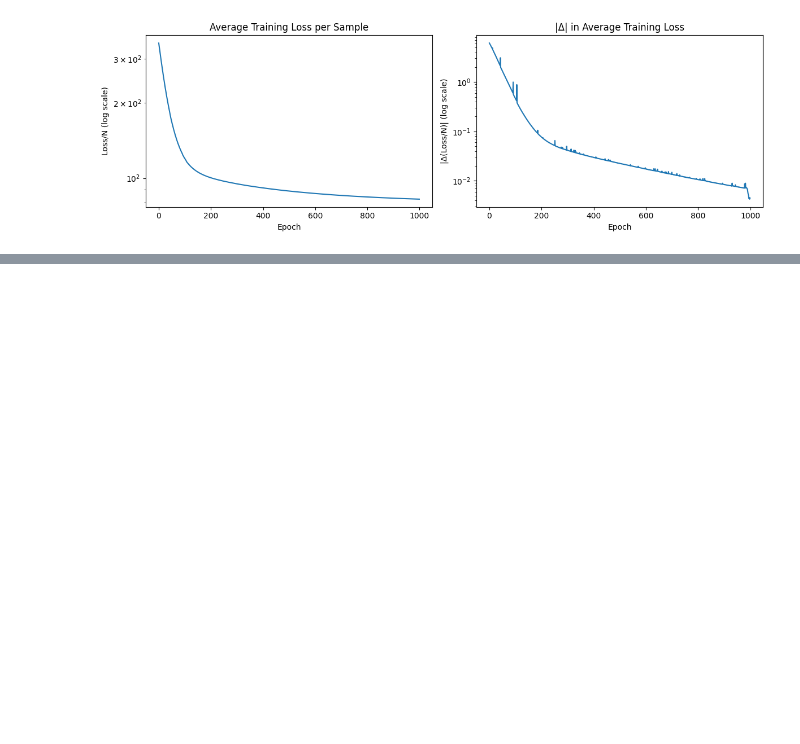
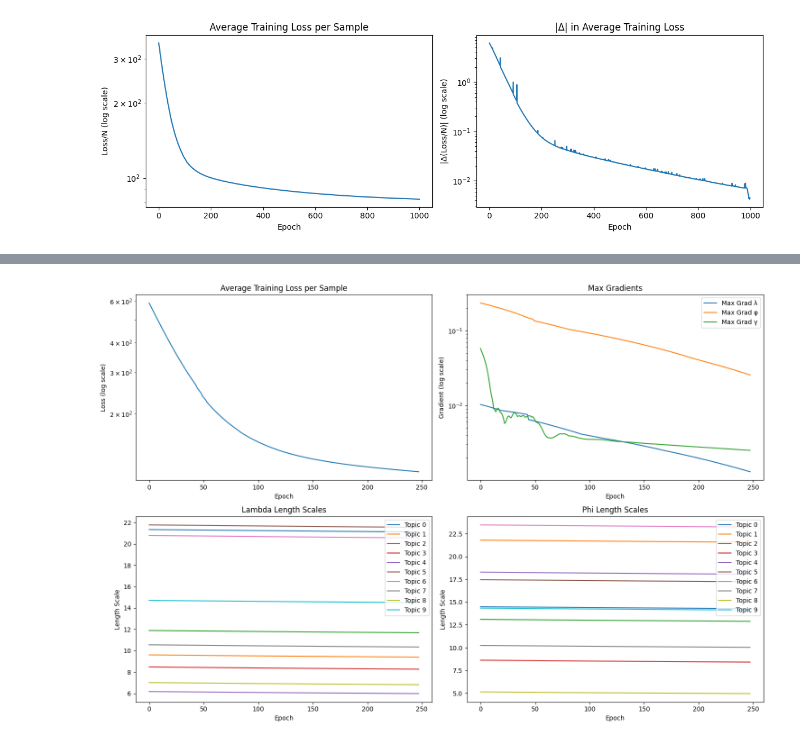
Before and after one commit to surbut/aladynoulli, a Jupyter notebook: pyScripts/diffkernels.ipynb, the cells around one changed output, grey strips where cells are left out. Cells and saved outputs as stored; diff of their text form; code cells hidden in the pictures; blank space fills up the shorter version.

```diff
--- a/pyScripts/diffkernels.ipynb
+++ b/pyScripts/diffkernels.ipynb
@@ -138,6 +134,6 @@ history = model.fit(
     num_epochs=1000,
     learning_rate=1e-3,
     lambda_reg=1e-2,
-    convergence_threshold=0.1,
+    convergence_threshold=1e-2,
     patience=20
 )
@@ -143,0 +158,48 @@ history = model.fit(
+# %%
+def plot_training_diagnostics(history):
+    plt.figure(figsize=(15, 10))
+
+    # Plot average training loss
+    plt.subplot(2, 2, 1)
+    plt.plot(history['loss'])
+    plt.yscale('log')
+    plt.title('Average Training Loss per Sample')
+    plt.xlabel('Epoch')
+    plt.ylabel('Loss (log scale)')
+
+    # Plot max gradients
+    plt.subplot(2, 2, 2)
+    plt.plot(history['max_grad_lambda'], label='Max Grad λ')
+    plt.plot(history['max_grad_phi'], label='Max Grad φ')
+    plt.plot(history['max_grad_gamma'], label='Max Grad γ')
+    plt.yscale('log')
+    plt.title('Max Gradients')
+    plt.xlabel('Epoch')
+    plt.ylabel('Gradient (log scale)')
+    plt.legend()
+
+    # Plot lambda length scales
+    plt.subplot(2, 2, 3)
+    for k in range(len(history['lambda_length_scales'][0])):
+        plt.plot([scales[k] for scales in history['lambda_length_scales']], label=f'Topic {k}')
+    plt.title('Lambda Length Scales')
+    plt.xlabel('Epoch')
+    plt.ylabel('Length Scale')
+    plt.legend()
+
+    # Plot phi length scales
+    plt.subplot(2, 2, 4)
+    for k in range(len(history['phi_length_scales'][0])):
+        plt.plot([scales[k] for scales in history['phi_length_scales']], label=f'Topic {k}')
+    plt.title('Phi Length Scales')
+    plt.xlabel('Epoch')
+    plt.ylabel('Length Scale')
+    plt.legend()
+
+    plt.tight_layout()
+    plt.show()
+
+# Assuming you have a history dictionary from training
+plot_training_diagnostics(history)
+# %% [output]
+[figure, added]
```
Also changed, not shown: parts of 4 cells of this notebook, 1 other file.
